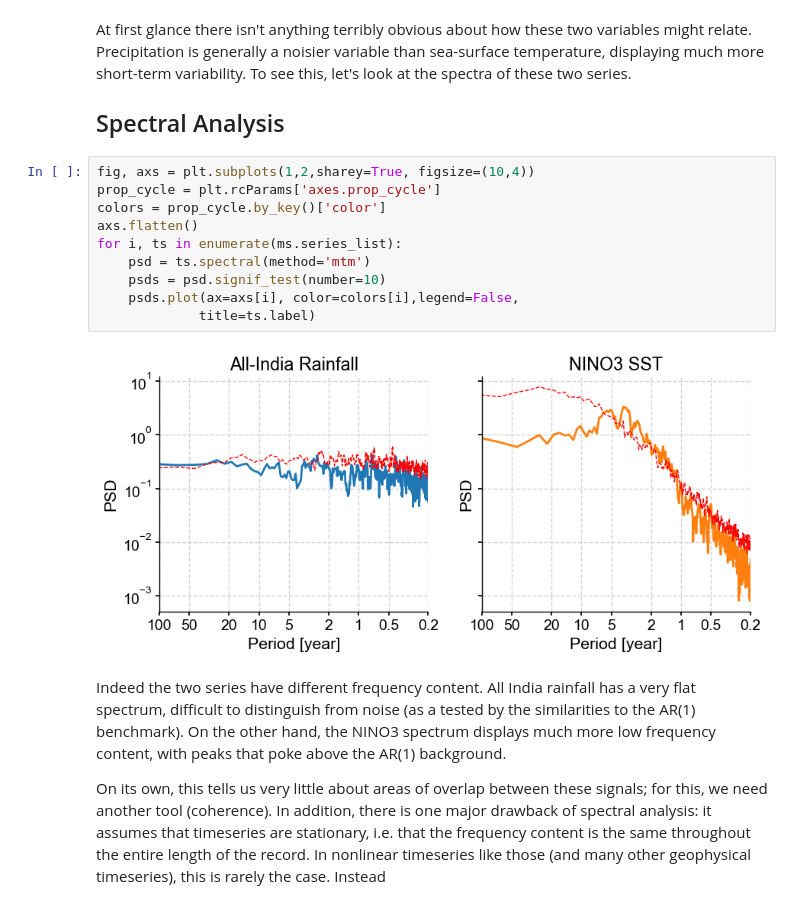
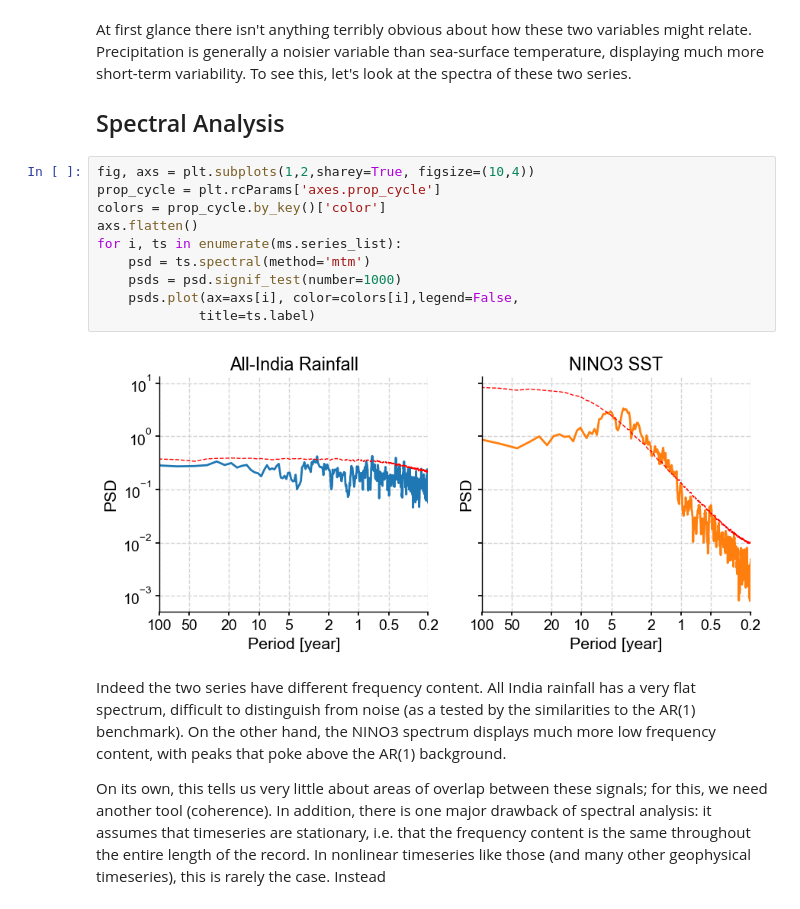
Before and after one commit to LinkedEarth/PyRATES_practicums_py, a Jupyter notebook: notebooks/wavelets&coherence.ipynb, the cells around one changed output. Saved outputs shown, nothing was run; the diff lists cells and outputs as text.

```diff
--- a/notebooks/wavelets&coherence.ipynb
+++ b/notebooks/wavelets&coherence.ipynb
@@ -58,15 +57,15 @@ At first glance there isn't anything terribly obvious about how these two variab
 # %%
 fig, axs = plt.subplots(1,2,sharey=True, figsize=(10,4))
 prop_cycle = plt.rcParams['axes.prop_cycle']
 colors = prop_cycle.by_key()['color']
 axs.flatten()
 for i, ts in enumerate(ms.series_list):
     psd = ts.spectral(method='mtm')
-    psds = psd.signif_test(number=10)
+    psds = psd.signif_test(number=1000)
     psds.plot(ax=axs[i], color=colors[i],legend=False,
              title=ts.label)
 # %% [output]
-[figure, old version]
+[figure, new version]
 # %% [markdown]
 Indeed the two series have different frequency content. All India rainfall has a very flat spectrum, difficult to distinguish from noise (as a tested by the similarities to the AR(1) benchmark). On the other hand, the NINO3 spectrum displays much more low frequency content, with  peaks that poke above the AR(1) background.
 
```
Also changed, not shown: parts of 22 cells of this notebook, 2 other files.
